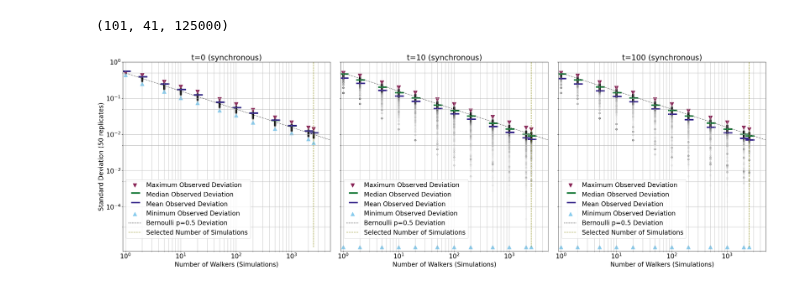
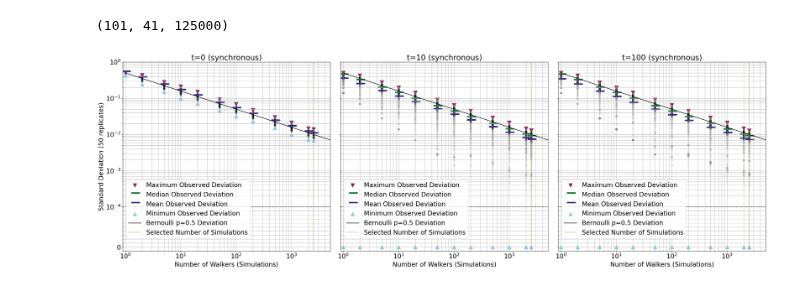
Before and after one commit to kyuhyongpark/cubewalkers-analysis, a Jupyter notebook: convergence_of_averages.ipynb, the cells around one changed output. Saved outputs shown, nothing was run; the diff lists cells and outputs as text; code cells hidden in the pictures.

Commit message:
plot improvements

```diff
--- a/convergence_of_averages.ipynb
+++ b/convergence_of_averages.ipynb
@@ -85,7 +85,6 @@ pts = {}
 p0s = {}
 for tf in t_vals:
     pts[tf] = []
-    p0s[tf] = cp.mean(model.trajectories[tf,:,:]).get()
     for w in w_vals:
         for model in sync_models.values():
             stds = cp.std(cp.array([cp.mean(model.trajectories[tf,:,i*w:(i*w+w)],axis=1) for i in range(50)]),axis=0)
@@ -93,7 +92,6 @@ for tf in t_vals:
             pts[tf]+=arr
 # %%
 from statistics import median, mean
-from math import sqrt
 
 fig,ax = plt.subplots(1,3,figsize=(30,10),sharey=True)
 fig.set_facecolor('white')
@@ -115,35 +113,37 @@ for ind,tf in enumerate(t_vals):
         yavg.append(mean(yw))
     # '#88CCEE', '#44AA99', '#117733', '#332288', '#DDCC77', '#999933','#CC6677', '#882255', '#AA4499', '#DDDDDD'
     ax[ind].scatter(w_vals,ymax,c='#882255',marker='v',s=150,label='Maximum Observed Deviation')
     ax[ind].scatter(w_vals,ymed,c='#117733',marker='$-$',s=1000,label='Median Observed Deviation')
     ax[ind].scatter(w_vals,yavg,c='#332288',marker='$-$',s=1000,label='Mean Observed Deviation')
     ax[ind].scatter(w_vals,ymin,c='#88CCEE',marker='^',s=150,label='Minimum Observed Deviation')
 
-    ax[ind].plot([1,10000],[0.5,0.5/100],c='k',linestyle='dotted',label='Bernoulli p=0.5 Deviation')
+    ax[ind].plot([1,10000],[0.5,0.5/100],c='k',linestyle='-',label='Bernoulli p=0.5 Deviation')
 
     # ax[ind].set_xscale('symlog',linthresh=0.0001)
     ax[ind].set_xscale('log')
     ax[ind].set_yscale('symlog',linthresh=0.0001)
     #ax[ind].set_yscale('log')
     ax[ind].set_xlim((0.9,5000))
     ax[ind].set_ylim((-0.00001,1))
-    ax[ind].set_yticks([10**(-x) for x in range(5)],minor=False)
-    ax[ind].set_yticks([0.5*10**(-x) for x in range(5)],minor=True)
+    ax[ind].set_yticks([10**(-x) for x in range(5)]+[0],minor=False)
+    ax[ind].set_yticks([0.1*i*10**(-x) for x in range(5) for i in range(1,11)],minor=True)
 
     ax[ind].set_xlabel('Number of Walkers (Simulations)')
     if first:
         ax[ind].set_ylabel('Standard Deviation (50 replicates)')
     ax[ind].set_title(f't={tf} (synchronous)')
 
-    ax[ind].vlines(2500,0,1,linestyles='dashed',colors='#999933',label='Selected Number of Simulations')
+    ax[ind].vlines(2500,-2,2,linestyles='dashed',colors='#999933',label='Selected Number of Simulations')
+
+    ax[ind].hlines(1e-4,-1,100_000,linestyles='dotted',colors='k')
 
     ax[ind].grid('both','both')
     ax[ind].legend(loc='lower left',bbox_to_anchor=(0.0,0.05))
     first = False
 
 fig.tight_layout()
 plt.savefig('./figures/convergence.png')
 plt.savefig('./figures/convergence.pdf')
 plt.show()
 # %% [output]
-[figure, old version]
+[figure, new version]
```
Also changed, not shown: 2 other files.
